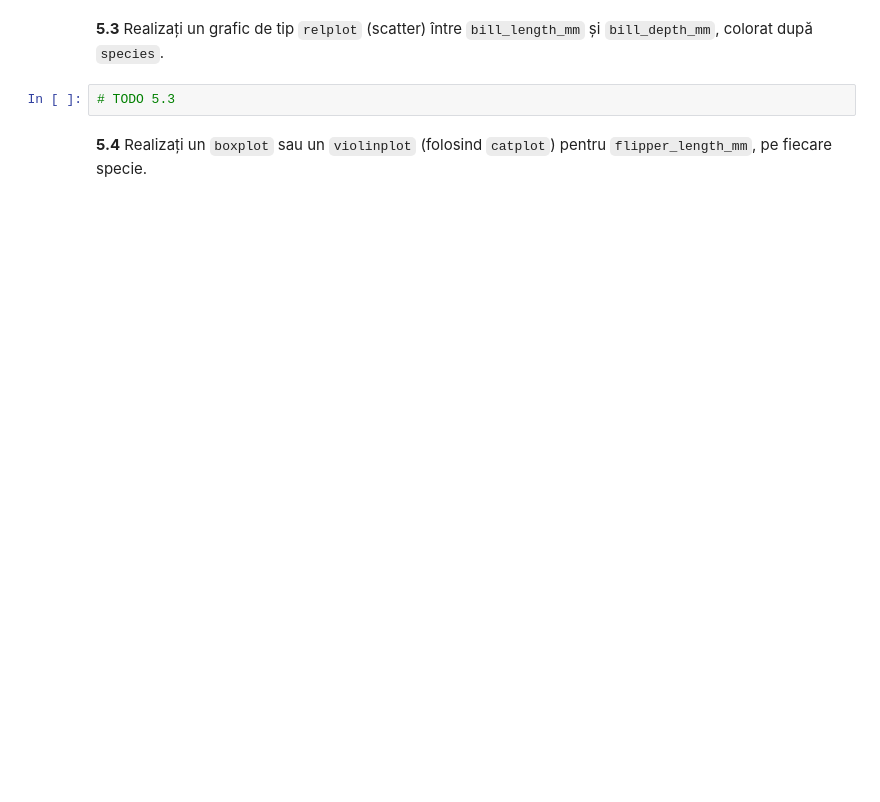
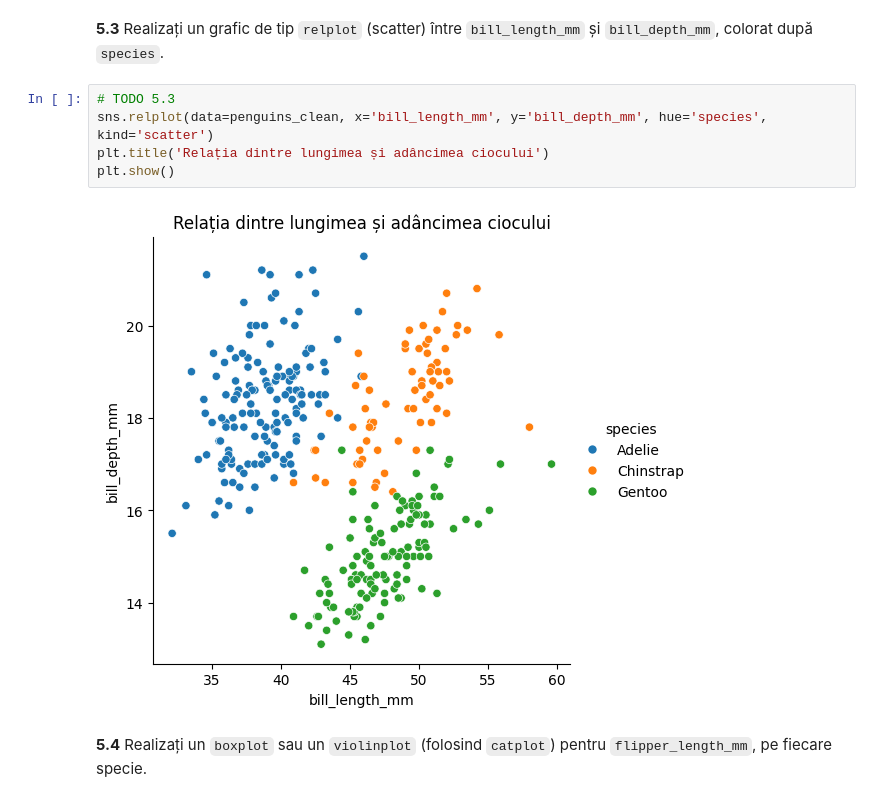
Before and after one commit to alexmaroiu24/ML-Seminar-MaroiuAlexandru, a Jupyter notebook: Maroiu_Alexandru_Tema_Laborator_2_ML.ipynb, the cells around one changed output. Saved outputs shown, nothing was run; the diff lists cells and outputs as text; blank space fills up the shorter version.

```diff
--- a/Maroiu_Alexandru_Tema_Laborator_2_ML.ipynb
+++ b/Maroiu_Alexandru_Tema_Laborator_2_ML.ipynb
@@ -246,6 +263,11 @@ dtype: int64
 **5.3** Realizați un grafic de tip `relplot` (scatter) între `bill_length_mm` și `bill_depth_mm`, colorat după `species`.
 # %%
 # TODO 5.3
+sns.relplot(data=penguins_clean, x='bill_length_mm', y='bill_depth_mm', hue='species', kind='scatter')
+plt.title('Relația dintre lungimea și adâncimea ciocului')
+plt.show()
+# %% [output]
+[figure, added]
 # %% [markdown]
 **5.4** Realizați un `boxplot` sau un `violinplot` (folosind `catplot`) pentru `flipper_length_mm`, pe fiecare specie.
 # %%
```
Also changed, not shown: parts of 6 cells of this notebook.
